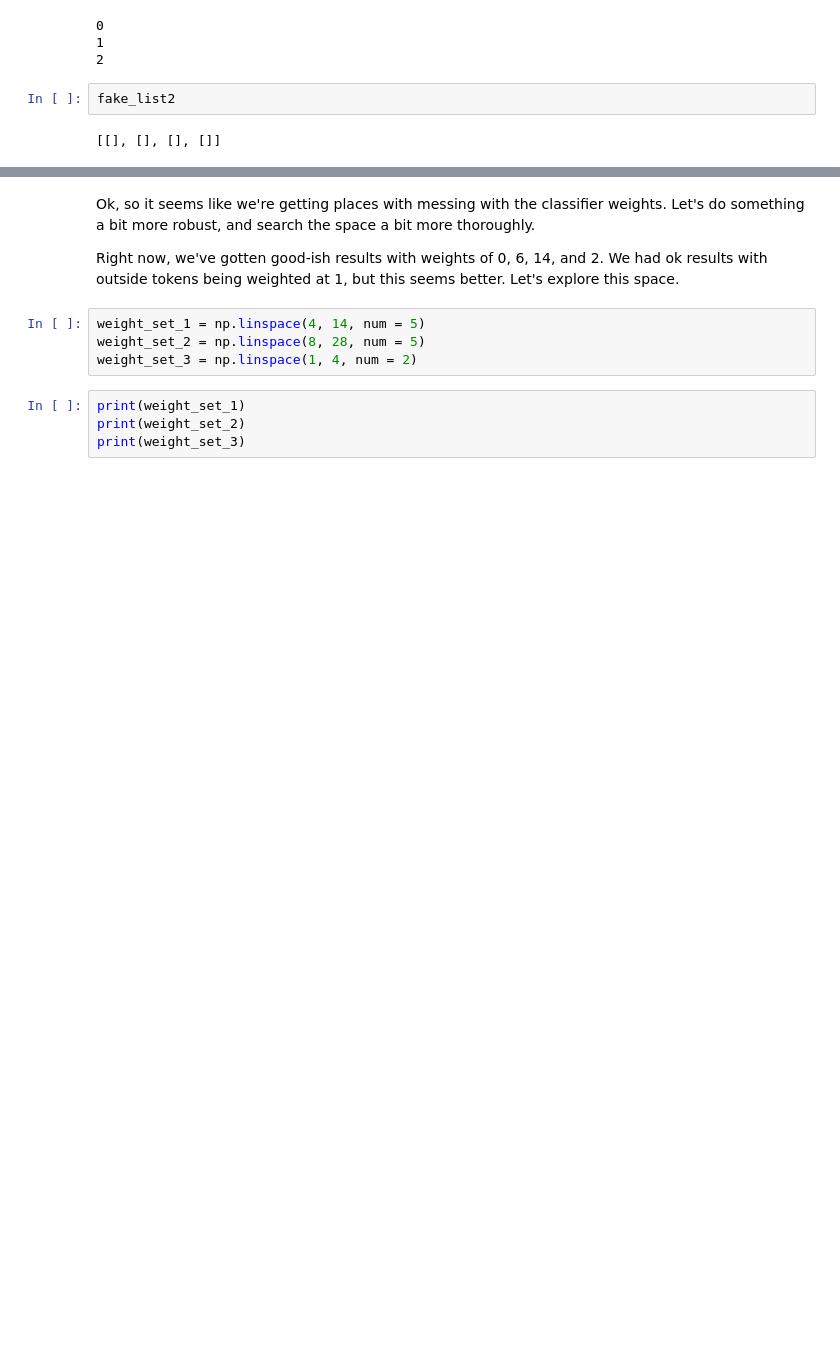
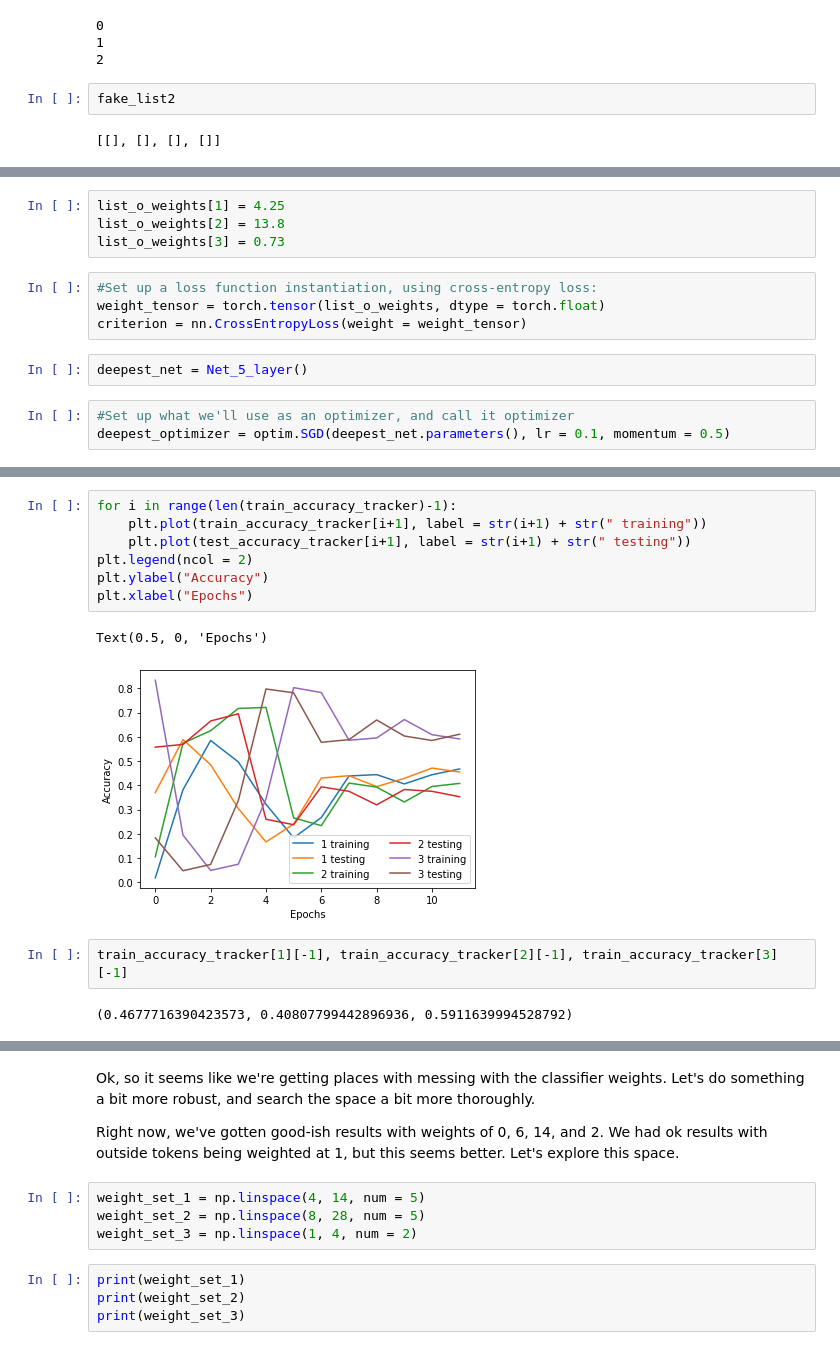
Before and after one commit to JonathanOnorato/BERT_Explore, a Jupyter notebook: BERTplusClassifier.ipynb, the cells around one changed output, grey strips where cells are left out. Saved outputs shown, nothing was run; the diff lists cells and outputs as text; blank space fills up the shorter version.

```diff
--- a/BERTplusClassifier.ipynb
+++ b/BERTplusClassifier.ipynb
@@ -1750,0 +1783,13 @@ fake_list2
+# %%
+list_o_weights[1] = 4.25
+list_o_weights[2] = 13.8
+list_o_weights[3] = 0.73
+# %%
+#Set up a loss function instantiation, using cross-entropy loss:
+weight_tensor = torch.tensor(list_o_weights, dtype = torch.float)
+criterion = nn.CrossEntropyLoss(weight = weight_tensor)
+# %%
+deepest_net = Net_5_layer()
+# %%
+#Set up what we'll use as an optimizer, and call it optimizer
+deepest_optimizer = optim.SGD(deepest_net.parameters(), lr = 0.1, momentum = 0.5)
@@ -1750,0 +1889,14 @@ fake_list2
+# %%
+for i in range(len(train_accuracy_tracker)-1):
+    plt.plot(train_accuracy_tracker[i+1], label = str(i+1) + str(" training"))
+    plt.plot(test_accuracy_tracker[i+1], label = str(i+1) + str(" testing"))
+plt.legend(ncol = 2)
+plt.ylabel("Accuracy")
+plt.xlabel("Epochs")
+# %% [output]
+Text(0.5, 0, 'Epochs')
+[figure, added]
+# %%
+train_accuracy_tracker[1][-1], train_accuracy_tracker[2][-1], train_accuracy_tracker[3][-1]
+# %% [output]
+(0.4677716390423573, 0.40807799442896936, 0.5911639994528792)
```
Also changed, not shown: parts of 24 cells of this notebook.
